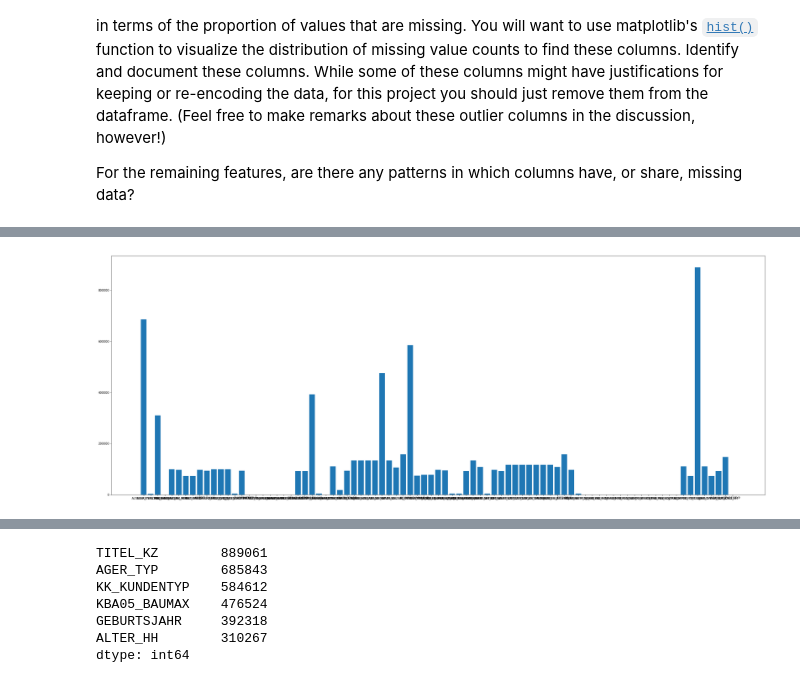
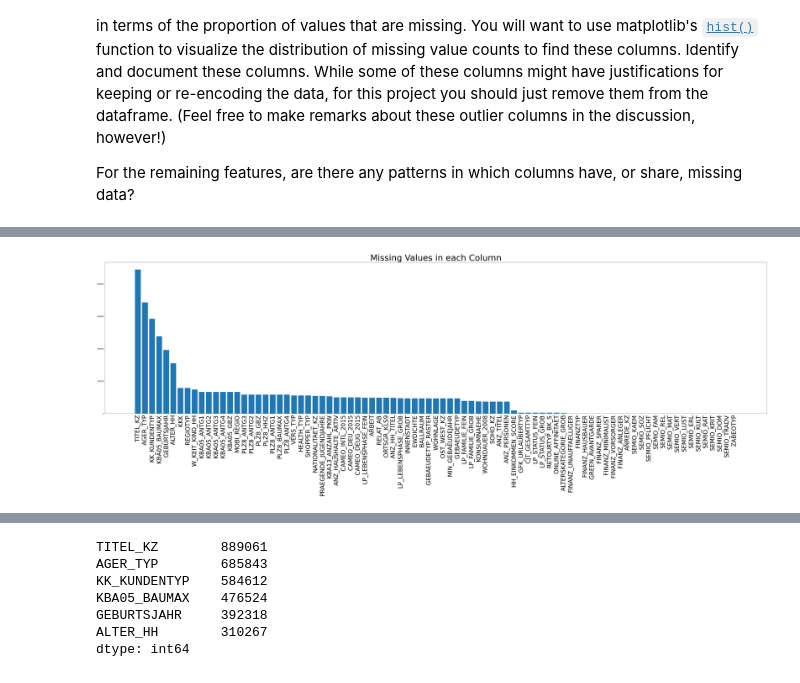
Before and after one commit to ElKokk/Identify-Customer-Segments, a Jupyter notebook: Identify_Customer_Segments.ipynb, the cells around one changed output, grey strips where cells are left out. Drawn from its saved outputs; the diff is of its cells as text; code cells hidden in the pictures.

```diff
--- a/Identify_Customer_Segments.ipynb
+++ b/Identify_Customer_Segments.ipynb
@@ -169,9 +150,12 @@ Length: 85, dtype: int64
 # Investigate patterns in the amount of missing data in each column.
 # %%
 x=azdias.isna().sum()
-plt.figure(figsize=(40,15))
-plt.bar(x.index,x.values)
-plt.show()
+plt.figure(figsize=(55,20))
+plt.bar(x.sort_values(ascending=False).index,x.sort_values(ascending=False).values)
+plt.xticks(rotation=90,size=35)
+plt.title('Missing Values in each Column',size=50)
+plt.tight_layout()
+plt.show();
 # %% [output]
-[figure, old version]
+[figure, new version]
 # %%
```
Also changed, not shown: parts of 47 cells of this notebook.
